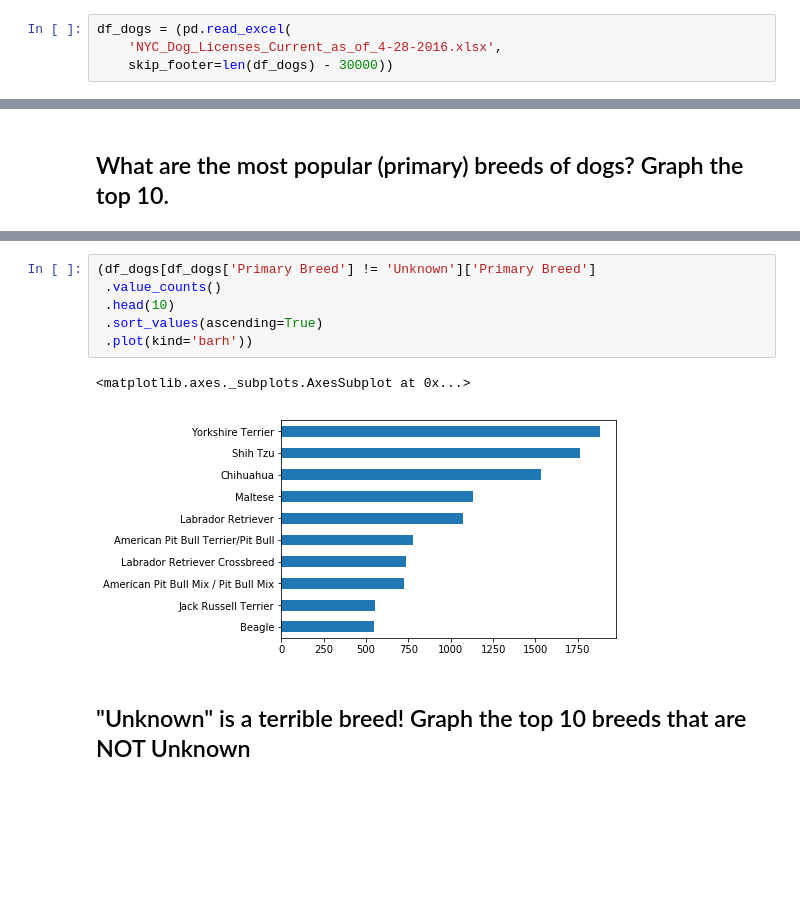
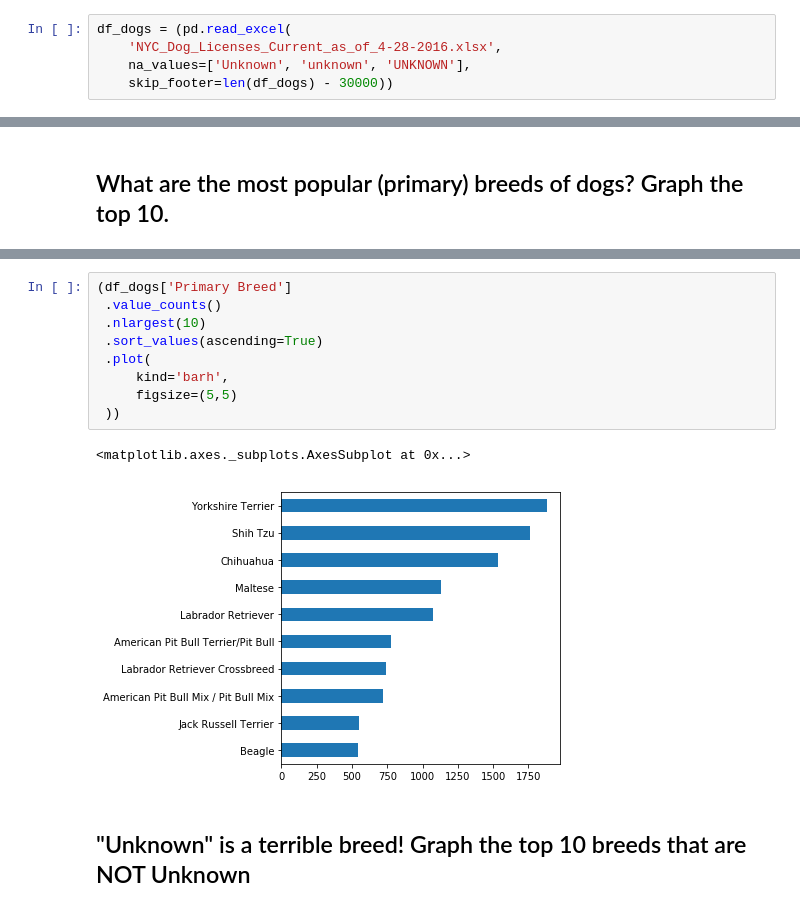
Before and after one commit to mathieulede/foundations, a Jupyter notebook: 06-homework/dogs/Dataset TWO - Dogs.ipynb, the cells around one changed output, grey strips where cells are left out. Saved outputs shown, nothing was run; the diff lists cells and outputs as text; blank space fills up the shorter version.

```diff
--- a/06-homework/dogs/Dataset TWO - Dogs.ipynb
+++ b/06-homework/dogs/Dataset TWO - Dogs.ipynb
@@ -23,6 +23,7 @@ df_dogs.shape
 # %%
 df_dogs = (pd.read_excel(
     'NYC_Dog_Licenses_Current_as_of_4-28-2016.xlsx',
+    na_values=['Unknown', 'unknown', 'UNKNOWN'],
     skip_footer=len(df_dogs) - 30000))
 # %%
 df_dogs.shape
@@ -93,14 +96,17 @@ Jack Russell Terrier                     553
 Beagle                                   546
 Name: Primary Breed, dtype: int64
 # %%
-(df_dogs[df_dogs['Primary Breed'] != 'Unknown']['Primary Breed']
+(df_dogs['Primary Breed']
  .value_counts()
- .head(10)
+ .nlargest(10)
  .sort_values(ascending=True)
- .plot(kind='barh'))
+ .plot(
+     kind='barh',
+     figsize=(5,5)
+ ))
 # %% [output]
 <matplotlib.axes._subplots.AxesSubplot at 0x...>
-[figure, old version]
+[figure, new version]
 # %% [markdown]
 ## "Unknown" is a terrible breed! Graph the top 10 breeds that are NOT Unknown
 # %%
```
Also changed, not shown: parts of 25 cells of this notebook.
